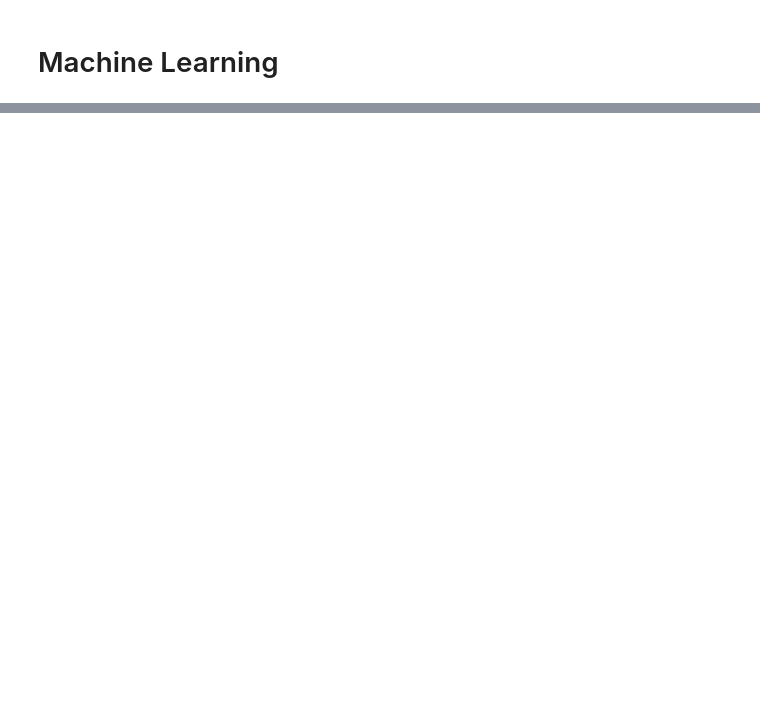
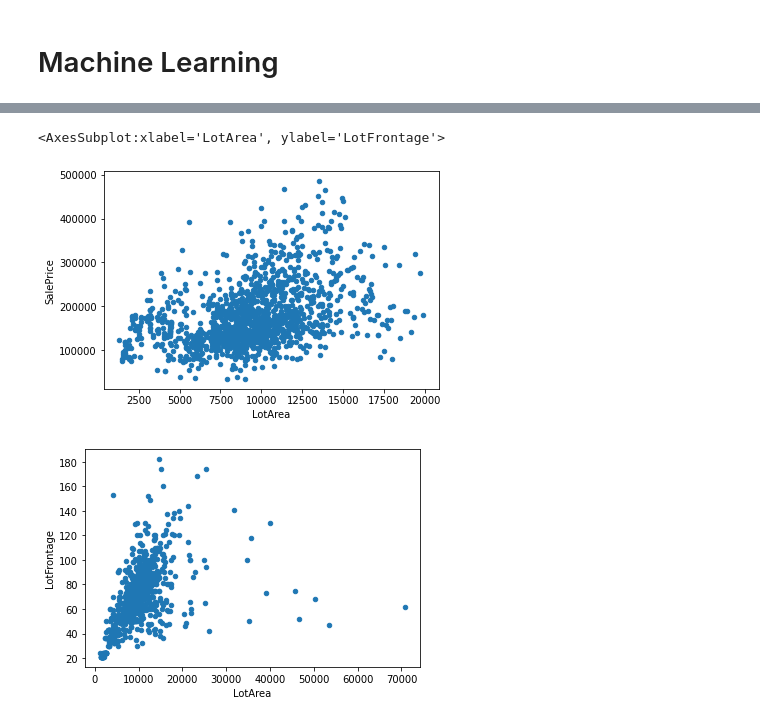
Before and after one commit to Q-Pi/ML, a Jupyter notebook: ML.ipynb, the cells around one changed output, grey strips where cells are left out. Cells and saved outputs as stored; diff of their text form; code cells hidden in the pictures; blank space fills up the shorter version.

```diff
--- a/ML.ipynb
+++ b/ML.ipynb
@@ -72,0 +68,7 @@ dtype: float64
+# %%
+HP[(HP['LotArea'] < 20000) & (HP['SalePrice'] < 500000)].plot.scatter(x='LotArea', y='SalePrice')
+HP[(HP['LotArea'] < 100000) & (HP['LotFrontage'] < 200)].plot.scatter(x='LotArea', y='LotFrontage')
+# %% [output]
+<AxesSubplot:xlabel='LotArea', ylabel='LotFrontage'>
+[figure, added]
+[figure, added]
```
Also changed, not shown: parts of 19 cells of this notebook, 33 other files.
